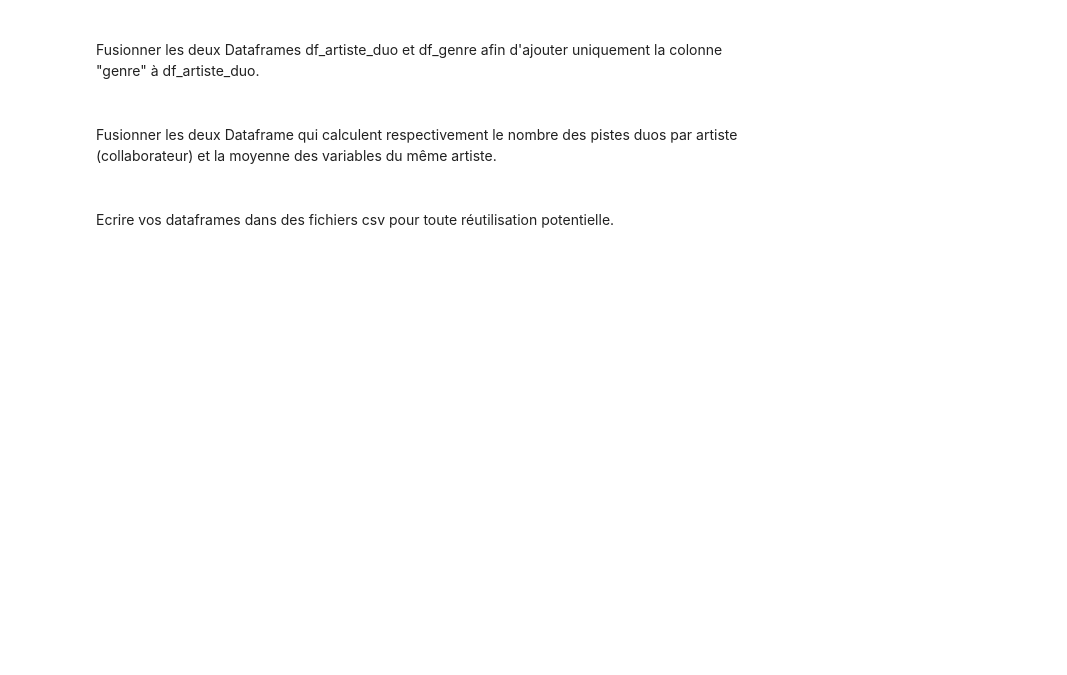
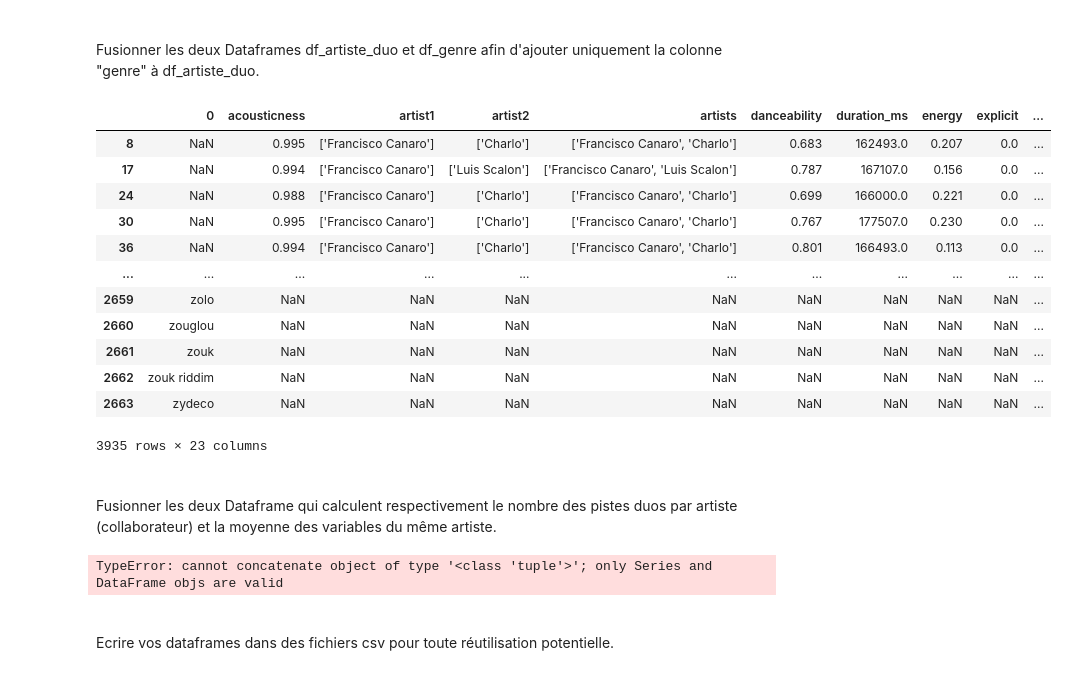
Before and after one commit to ziyadhr99/Lab_IA, a Jupyter notebook: Lab1_AI_Numpy_Pandas.ipynb, the cells around one changed output. Saved outputs shown, nothing was run; the diff lists cells and outputs as text; code cells hidden in the pictures; blank space fills up the shorter version.

```diff
--- a/Lab1_AI_Numpy_Pandas.ipynb
+++ b/Lab1_AI_Numpy_Pandas.ipynb
@@ -356,2 +450,5 @@ df[df['nombre_artistes']>=2]
 # %% [markdown]
 <br> Créer deux Dataframe: une où votre artiste choisi est artiste 1, l'autre où il est artiste 2.
+# %%
+art1 = duo[duo['artist1'].str.contains('Francisco Canaro')]
+art1
@@ -357,0 +469,3 @@ df[df['nombre_artistes']>=2]
+# %%
+art2 = duo[duo['artist2'].str.contains('Francisco Canaro')]
+art2
@@ -359,3 +477,12 @@ df[df['nombre_artistes']>=2]
 <br> Dans une nouvelle Dataframe __df_artiste_duo__, fusionner les deux dataframe de manière à avoir votre artiste dans la colonne artiste 1. Quelles méthodes peut-on suivre? Quelle est la plus optimale?
 
 Cette nouvelle Dataframe nous servira à analyser les pistes duos de notre artiste dans plus de détails.
+# %%
+df_artiste_duo = pd.concat([art1, art2])
+#Methode 1 : on peut boucler sur les lignes et effectuer les échanges au niveau des deux colonnes 'artist1' et 'artist2'
+#Methode 2 : Utiliser la méthode apply
+#la méthode 2 est plus optimale
+def echange(x,y):
+    return [x,y]
+
+df_artiste_duo.apply(lambda x : x['artist1']=x['artist2'] if x['artist2'].str.contains('Francisco')==1 ))
@@ -362,2 +491,5 @@ Cette nouvelle Dataframe nous servira à analyser les pistes duos de notre artis
 # %% [markdown]
 <br> On voudrait ajouter à cette dataframe l'information du genre musical de l'artiste avec qui la collaboration s'est effectuée. Lire le fichier data_w_genre et stocker ses données dans une DataFrame.
+# %%
+df_genre = pd.read_csv('data_by_genres.csv',sep=",")
+df_genre
@@ -364,7 +510,27 @@ Cette nouvelle Dataframe nous servira à analyser les pistes duos de notre artis
 # %% [markdown]
 <br> Fusionner les deux Dataframes df_artiste_duo et df_genre afin d'ajouter uniquement la colonne "genre" à df_artiste_duo.
+# %%
+pd.concat([df_artiste_duo,df_genre['genres']])
+# %% [output]
+|  | 0 | acousticness | artist1 | artist2 | artists | danceability | duration_ms | energy | explicit | ... |
+| 8 | NaN | 0.995 | ['Francisco Canaro'] | ['Charlo'] | ['Francisco Canaro', 'Charlo'] | 0.683 | 162493.0 | 0.207 | 0.0 | ... |
+| 17 | NaN | 0.994 | ['Francisco Canaro'] | ['Luis Scalon'] | ['Francisco Canaro', 'Luis Scalon'] | 0.787 | 167107.0 | 0.156 | 0.0 | ... |
+| 24 | NaN | 0.988 | ['Francisco Canaro'] | ['Charlo'] | ['Francisco Canaro', 'Charlo'] | 0.699 | 166000.0 | 0.221 | 0.0 | ... |
+| 30 | NaN | 0.995 | ['Francisco Canaro'] | ['Charlo'] | ['Francisco Canaro', 'Charlo'] | 0.767 | 177507.0 | 0.230 | 0.0 | ... |
+| 36 | NaN | 0.994 | ['Francisco Canaro'] | ['Charlo'] | ['Francisco Canaro', 'Charlo'] | 0.801 | 166493.0 | 0.113 | 0.0 | ... |
+| ... | ... | ... | ... | ... | ... | ... | ... | ... | ... | ... |
+| 2659 | zolo | NaN | NaN | NaN | NaN | NaN | NaN | NaN | NaN | ... |
+| 2660 | zouglou | NaN | NaN | NaN | NaN | NaN | NaN | NaN | NaN | ... |
+| 2661 | zouk | NaN | NaN | NaN | NaN | NaN | NaN | NaN | NaN | ... |
+| 2662 | zouk riddim | NaN | NaN | NaN | NaN | NaN | NaN | NaN | NaN | ... |
+| 2663 | zydeco | NaN | NaN | NaN | NaN | NaN | NaN | NaN | NaN | ... |
+3935 rows × 23 columns
 # %% [markdown]
 <br> Fusionner les deux Dataframe qui calculent respectivement le nombre des pistes duos par artiste (collaborateur) et la moyenne des variables du même artiste.
+# %%
+ pd.concat(duo.groupby('artist1')['artists'] , duo.groupby('artist2')['artists'])
+# %% [output]
+TypeError: cannot concatenate object of type '<class 'tuple'>'; only Series and DataFrame objs are valid
 # %% [markdown]
 <br> Ecrire vos dataframes dans des fichiers csv pour toute réutilisation potentielle.
 # %% [markdown]
```
Also changed, not shown: parts of 12 cells of this notebook, 2 other files.
